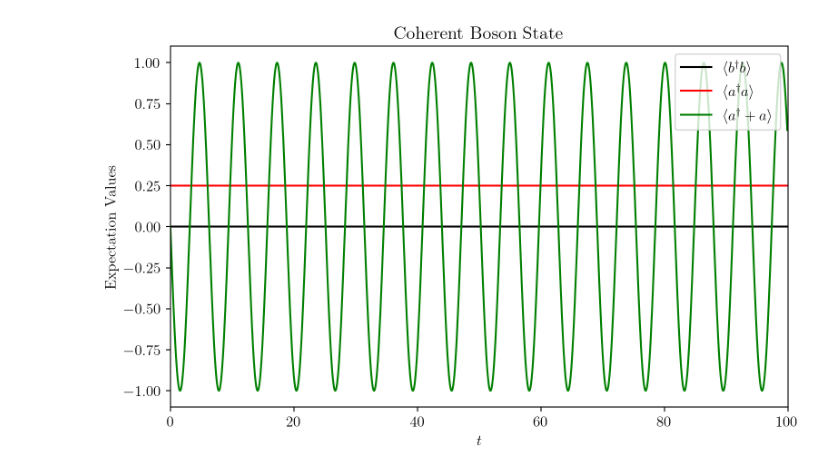
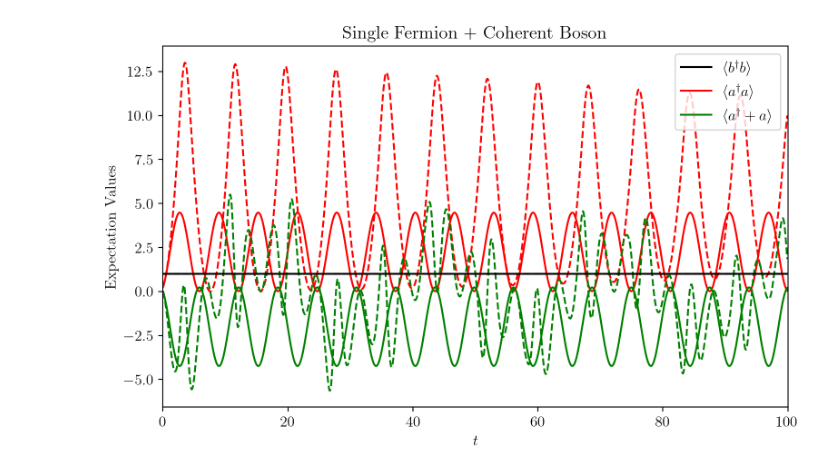
Before and after one commit to cgustin99/OpenParticle, a Jupyter notebook: models/Yukawa/static_yukawa_sv_sim.ipynb, the cells around one changed output. Cells and saved outputs as stored; diff of their text form; code cells hidden in the pictures.

Commit message:
Plotting...

```diff
--- a/models/Yukawa/static_yukawa_sv_sim.ipynb
+++ b/models/Yukawa/static_yukawa_sv_sim.ipynb
@@ -24,4 +18,8 @@ def get_bare_hamiltonian(Ef, Eb, g):
 # %%
+def get_bare_hamiltonian(Ef, Eb, g):
+    return Ef * ParticleOperator('b0^ b0') + Eb * ParticleOperator('a0^ a0') +\
+        g * ParticleOperator('b0^ b0') * (ParticleOperator('a0^') + ParticleOperator('a0'))
+
 def phase_space_rotation_gate(Ef, t, Lambda):
     # exp(-1j theta a^dagger a)
     a_dagger_a_matrix = generate_matrix(ParticleOperator('a0^ a0'), get_fock_basis(ParticleOperator('a0^ a0'), Lambda))
@@ -93,7 +91,18 @@ def trotterized_unitary(Ef, Eb, g, t, Lambda):
 
     return R_theta_boson_gate @ R_theta_fermion_gate @ R_theta_interaction_gate
 
+def exact_unitary(Ef, Eb, g, t, Lambda):
+    ham_op = Ef * ParticleOperator('b0^ b0') +\
+             Eb * ParticleOperator('a0^ a0') +\
+             g * ParticleOperator('b0^ b0') * (ParticleOperator('a0^') + ParticleOperator('a0'))
+    ham_op_matrix = generate_matrix(
+        ham_op, get_fock_basis(ham_op, Lambda), Lambda
+    )
+    return expm(-1j * t * ham_op_matrix)
 
 def trotter_evolve_statevector(t, Ef, Eb, g, Lambda, statevector):
     return trotterized_unitary(Ef, Eb, g, t, Lambda) @ statevector
+
+def exact_evolve_statevector(t, Ef, Eb, g, Lambda, statevector):
+    return exact_unitary(Ef, Eb, g, t, Lambda) @ statevector
 # %%
@@ -191,17 +709,35 @@ expvals = compute_expectations(statevector, t_arr, Ef, Eb, g, Lambda)
+# %%
+fermion_state = np.array([[0, 1]]).reshape(-1, 1)
+boson_state = np.zeros(Lambda + 1).reshape(-1, 1)
+boson_state[0] = 1
+boson_state = displacement_operator(alpha = -1j * g / 2, Lambda = Lambda) @ boson_state
+
+statevector = np.kron(
+    fermion_state,
+    boson_state
+)
+
+t_arr = np.arange(0, 100, 0.1)
+trotterized_expvals = compute_trotterized_expectations(statevector, t_arr, Ef, Eb, g, Lambda)
+exact_expvals = compute_exact_expectations(statevector, t_arr, Ef, Eb, g, Lambda)
 # %%
 plt.figure(figsize=(8,5), dpi=200)
 
-plt.plot(t_arr, expvals[0], color = 'k', label = r'$\langle b^\dagger b \rangle$')
-plt.plot(t_arr, expvals[1], color = 'r', zorder = 1, label = r'$\langle a^\dagger a \rangle$')
 
+plt.plot(t_arr, trotterized_expvals[0], color = 'k', linestyle = 'dashed')
+plt.plot(t_arr, trotterized_expvals[1], color = 'r', zorder = 1, linestyle = 'dashed')
+plt.plot(t_arr, trotterized_expvals[2], color = 'g', zorder = 2,  linestyle = 'dashed')
 
-plt.plot(t_arr, expvals[2], color = 'g', zorder = 2, label = r'$\langle a^\dagger + a \rangle$')
+plt.plot(t_arr, exact_expvals[0], color = 'k', label = r'$\langle b^\dagger b \rangle$')
+plt.plot(t_arr, exact_expvals[1], color = 'r', zorder = 1, label = r'$\langle a^\dagger a \rangle$')
+plt.plot(t_arr, exact_expvals[2], color = 'g', zorder = 2, label = r'$\langle a^\dagger + a \rangle$')
+
 plt.xlim(0, 100)
 plt.ylabel("Expectation Values")
 plt.xlabel(r'$t$')
-plt.title("Coherent Boson State")
+plt.title(r"Single Fermion $+$ Coherent Boson")
 plt.legend()
 plt.tight_layout()
-# plt.savefig("./coherent_state.pdf")
+# plt.savefig("./fermion_plus_coherent_state.pdf")
 # %% [output]
-[figure, old version]
+[figure, new version]
```
Also changed, not shown: parts of 41 cells of this notebook.
